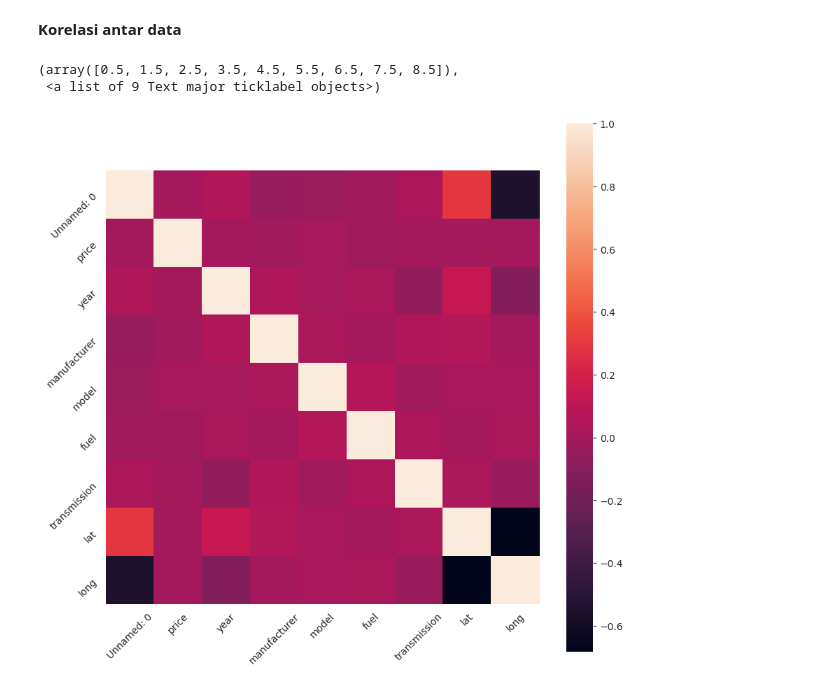
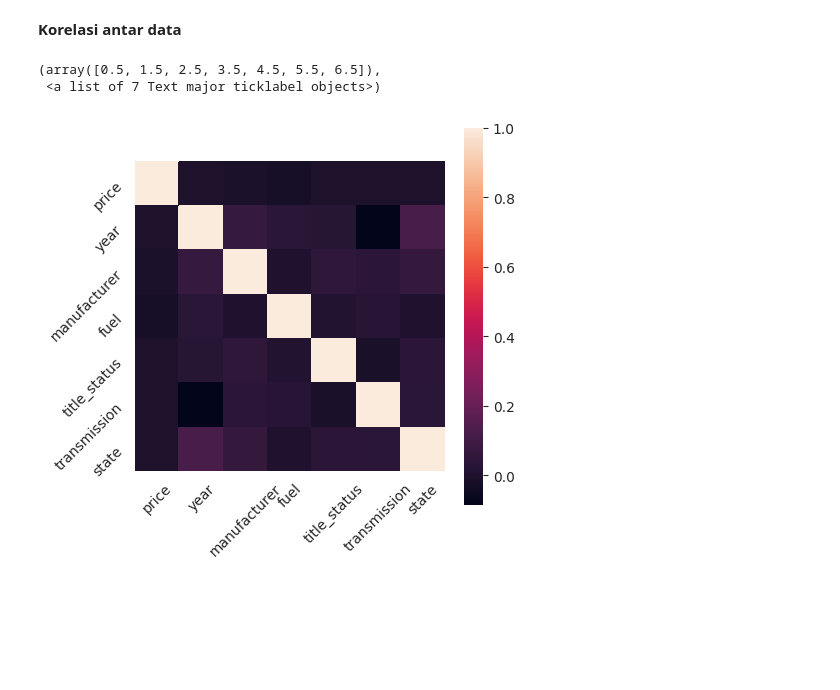
Before and after one commit to rickylukman/Machine-Learning, a Jupyter notebook: Machine_Learning.ipynb, the cells around one changed output. Saved outputs shown, nothing was run; the diff lists cells and outputs as text; code cells hidden in the pictures; blank space fills up the shorter version.

```diff
--- a/Machine_Learning.ipynb
+++ b/Machine_Learning.ipynb
@@ -111,0 +165,4 @@ df = df.dropna(subset=['manufacturer','model','fuel','transmission'])
+# %%
+print(len(df['title_status'].unique()))
+# df.title_status.value_counts()
+df["title_status"].fillna("clean", inplace = True)
@@ -111,0 +171,4 @@ df = df.dropna(subset=['manufacturer','model','fuel','transmission'])
+# %%
+print(len(df['transmission'].unique()))
+df.transmission.value_counts()
+df["transmission"].fillna("automatic", inplace = True)
@@ -140,4 +199 @@ dtype: object
-# %%
-df.lat.fillna(df.lat.mean(),inplace=True)
-df.long.fillna(df.long.mean(),inplace=True)
 # %% [markdown]
@@ -147,9 +203,10 @@ from sklearn.preprocessing import LabelEncoder
 encoder = LabelEncoder()
 # %%
 df['manufacturer'] = encoder.fit_transform(df['manufacturer'])
-df['model'] = encoder.fit_transform(df['model'])
 df['fuel'] = encoder.fit_transform(df['fuel'])
+df['title_status'] = encoder.fit_transform(df['title_status'])
 df['transmission'] = encoder.fit_transform(df['transmission'])
+df['state'] = encoder.fit_transform(df['state'])
 # %%
 df.dtypes
 # %% [output]
@@ -200,14 +264,14 @@ from matplotlib import pyplot as plt
 sns.set_style("whitegrid")
 # %%
 ambil = df.select_dtypes(include = ['float64', 'int64',]).iloc[:, :].corr()
-plt.figure(figsize=(10, 10))
+plt.figure(figsize=(5, 5))
 ax = sns.heatmap(ambil, vmax=1, square=True)
 plt.xticks(rotation=45)
 plt.yticks(rotation=45)
 # %% [output]
-(array([0.5, 1.5, 2.5, 3.5, 4.5, 5.5, 6.5, 7.5, 8.5]),
- <a list of 9 Text major ticklabel objects>)
+(array([0.5, 1.5, 2.5, 3.5, 4.5, 5.5, 6.5]),
+ <a list of 7 Text major ticklabel objects>)
-[figure, old version]
+[figure, new version]
 # %%
 ambil
 # %% [output]
```
Also changed, not shown: parts of 29 cells of this notebook.
